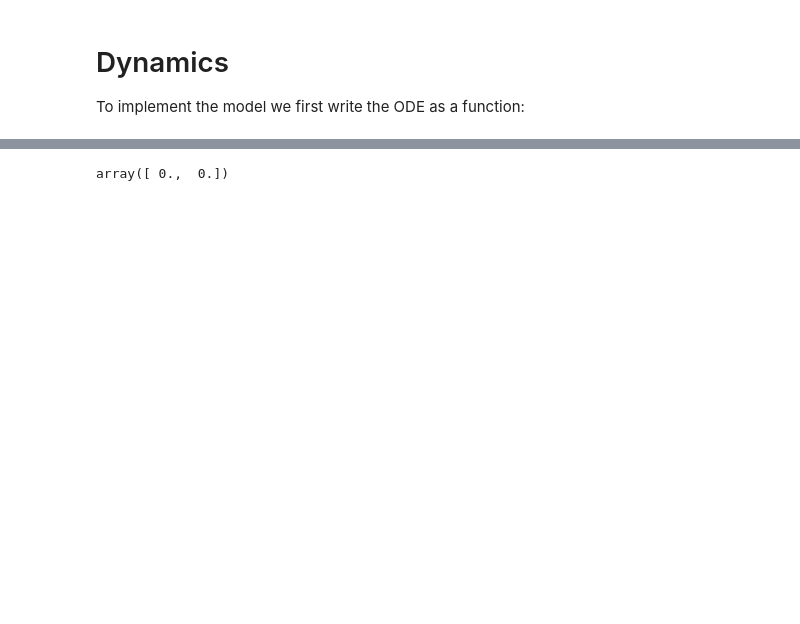
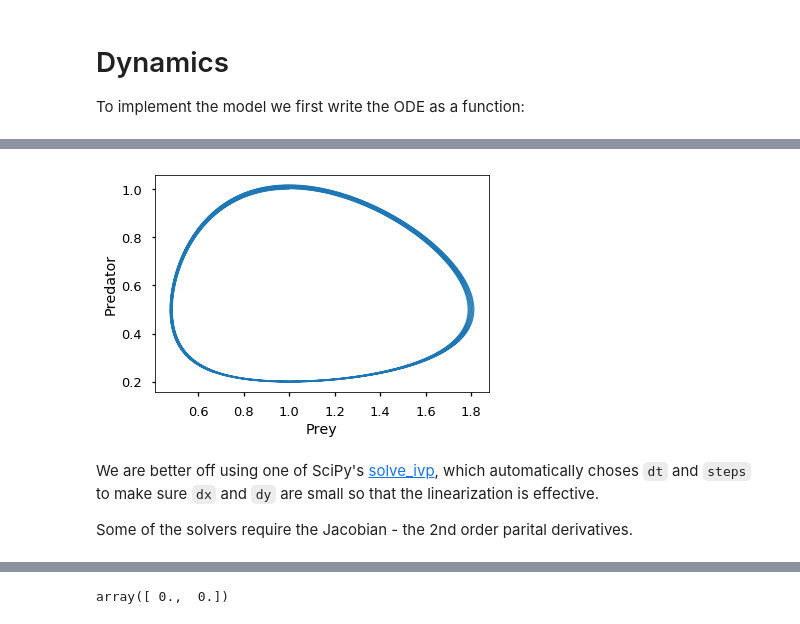
Before and after one commit to yoavram/SciComPy, a Jupyter notebook: notebooks/predator-prey.ipynb, the cells around one changed output, grey strips where cells are left out. Saved outputs shown, nothing was run; the diff lists cells and outputs as text; code cells hidden in the pictures; blank space fills up the shorter version.

```diff
--- a/notebooks/predator-prey.ipynb
+++ b/notebooks/predator-prey.ipynb
@@ -71,0 +73,10 @@ We can explore the dynamics for different values using `interact`:
+# %%
+plt.plot(xy[0,:], xy[1,:], lw=0.5)
+plt.xlabel('Prey')
+plt.ylabel('Predator');
+# %% [output]
+[figure, added]
+# %% [markdown]
+We are better off using one of SciPy's [solve_ivp](https://docs.scipy.org/doc/scipy/reference/generated/scipy.integrate.solve_ivp.html), which automatically choses `dt` and `steps` to make sure `dx` and `dy` are small so that the linearization is effective.
+
+Some of the solvers require the Jacobian - the 2nd order parital derivatives.
```
Also changed, not shown: parts of 43 cells of this notebook.
